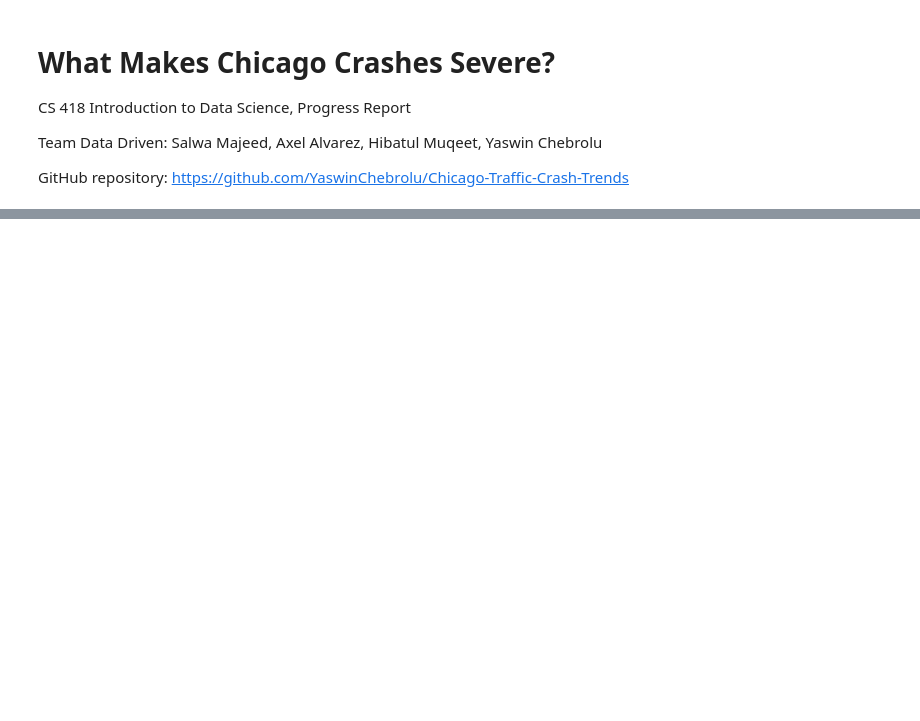
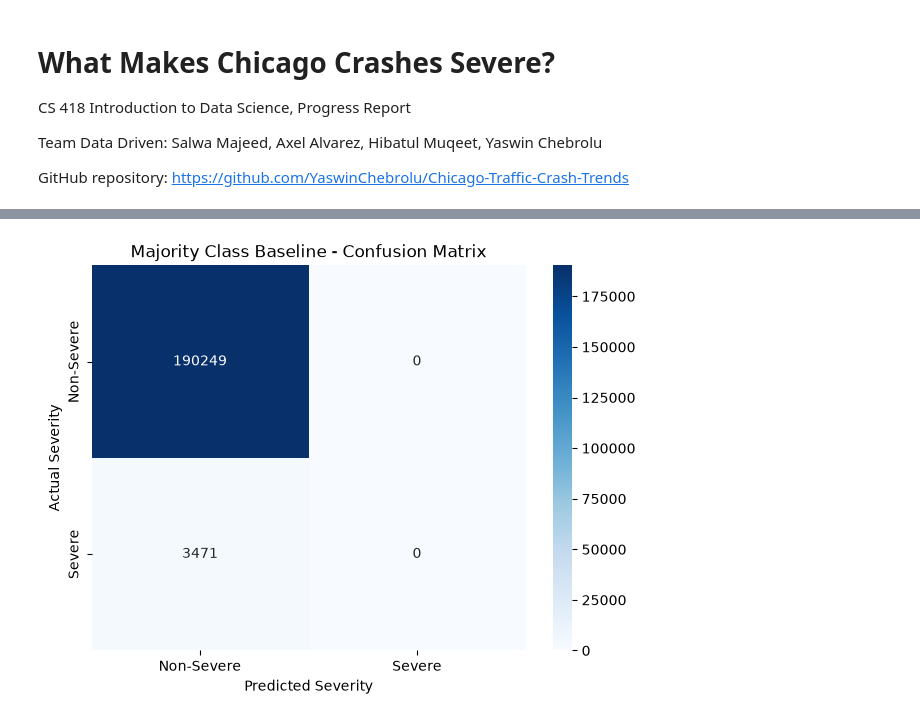
Before and after one commit to YaswinChebrolu/Chicago-Traffic-Crash-Trends, a Jupyter notebook: notebooks/progress_report.ipynb, the cells around one changed output, grey strips where cells are left out. Cells and saved outputs as stored; diff of their text form; code cells hidden in the pictures; blank space fills up the shorter version.

Commit message:
added baseline and model and result

```diff
--- a/notebooks/progress_report.ipynb
+++ b/notebooks/progress_report.ipynb
@@ -250,0 +209,26 @@ Concrete plans and goals for the next month. Include who owns each item and a ta
+# %%
+
+cm = confusion_matrix(
+    y_test,
+    y_pred,
+    labels=[0, 1]
+)
+
+plt.figure(figsize=(7, 5))
+
+sns.heatmap(
+    cm,
+    annot=True,
+    fmt="d",
+    cmap="Blues",
+    xticklabels=["Non-Severe", "Severe"],
+    yticklabels=["Non-Severe", "Severe"]
+)
+
+plt.xlabel("Predicted Severity")
+plt.ylabel("Actual Severity")
+plt.title("Majority Class Baseline - Confusion Matrix")
+
+plt.show()
+# %% [output]
+[figure, added]
```
Also changed, not shown: parts of 40 cells of this notebook.
